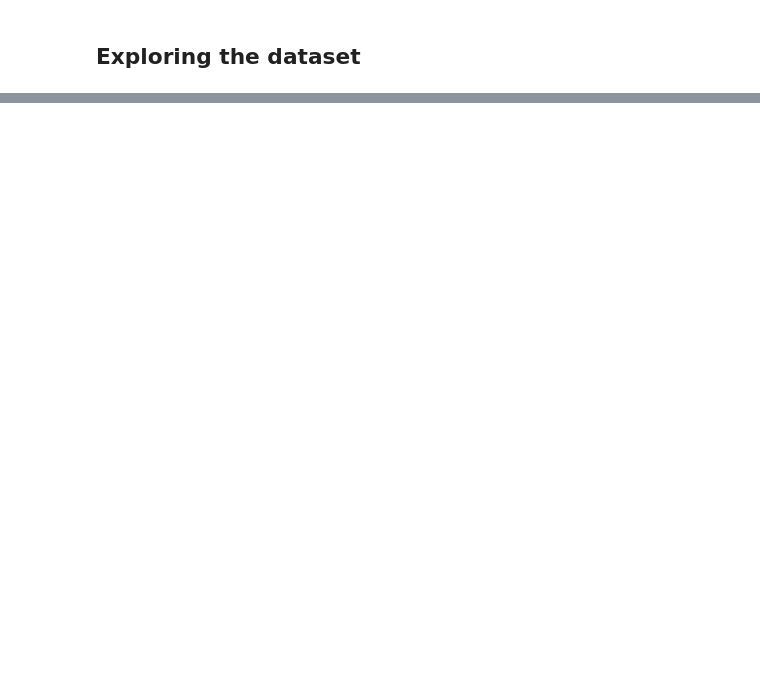
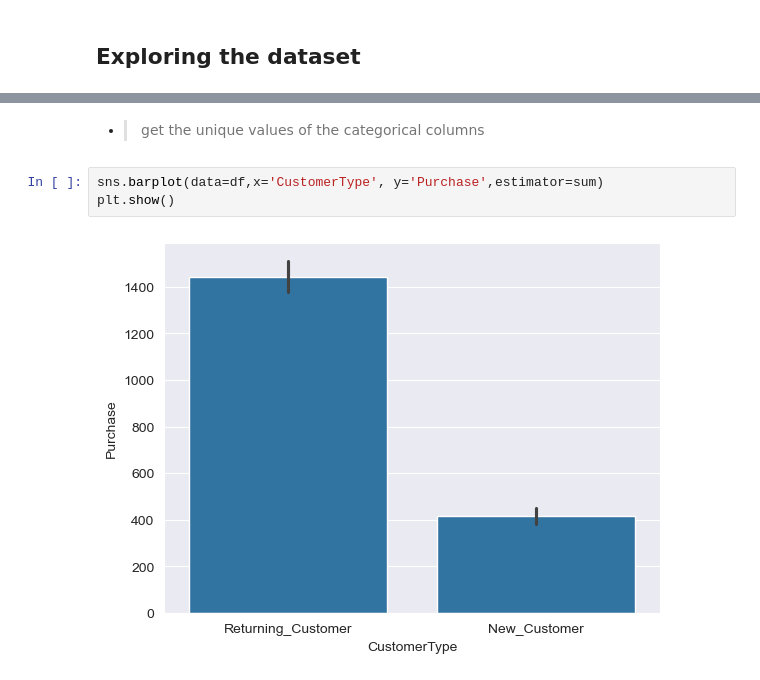
Before and after one commit to faris-agour/Predicting-Customer-Purchase, a Jupyter notebook: project.ipynb, the cells around one changed output, grey strips where cells are left out. Cells and saved outputs as stored; diff of their text form; blank space fills up the shorter version.

```diff
--- a/project.ipynb
+++ b/project.ipynb
@@ -40,0 +120,7 @@ memory usage: 787.8+ KB
+# %% [markdown]
+- > get the unique values of the categorical columns
+# %%
+sns.barplot(data=df,x='CustomerType', y='Purchase',estimator=sum)
+plt.show()
+# %% [output]
+[figure, added]
```
Also changed, not shown: parts of 50 cells of this notebook.
